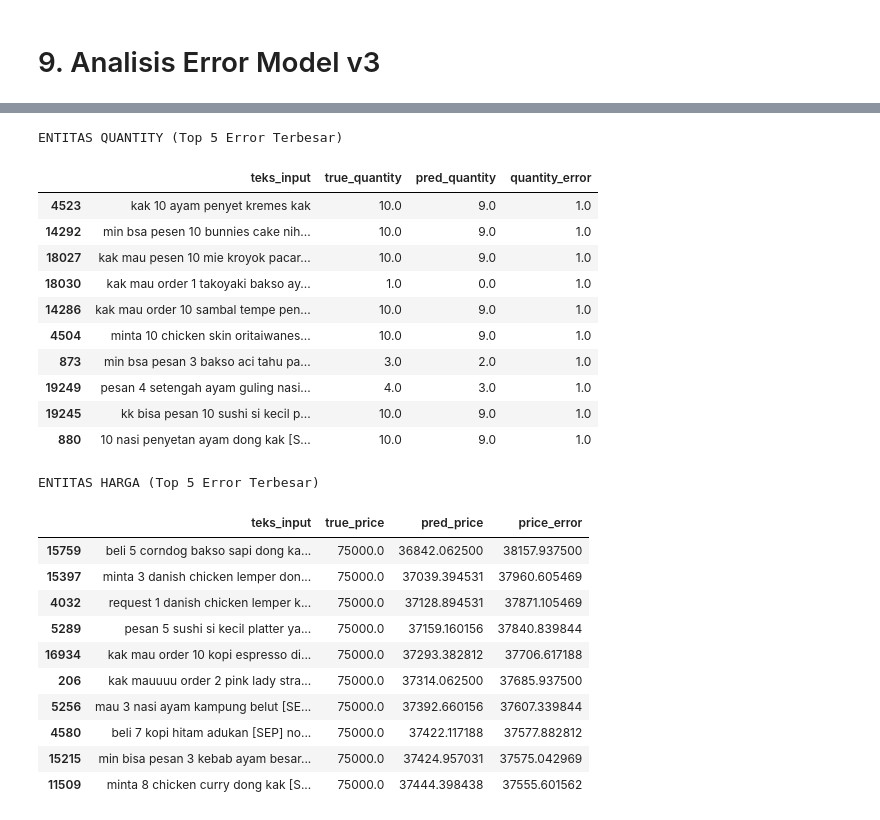
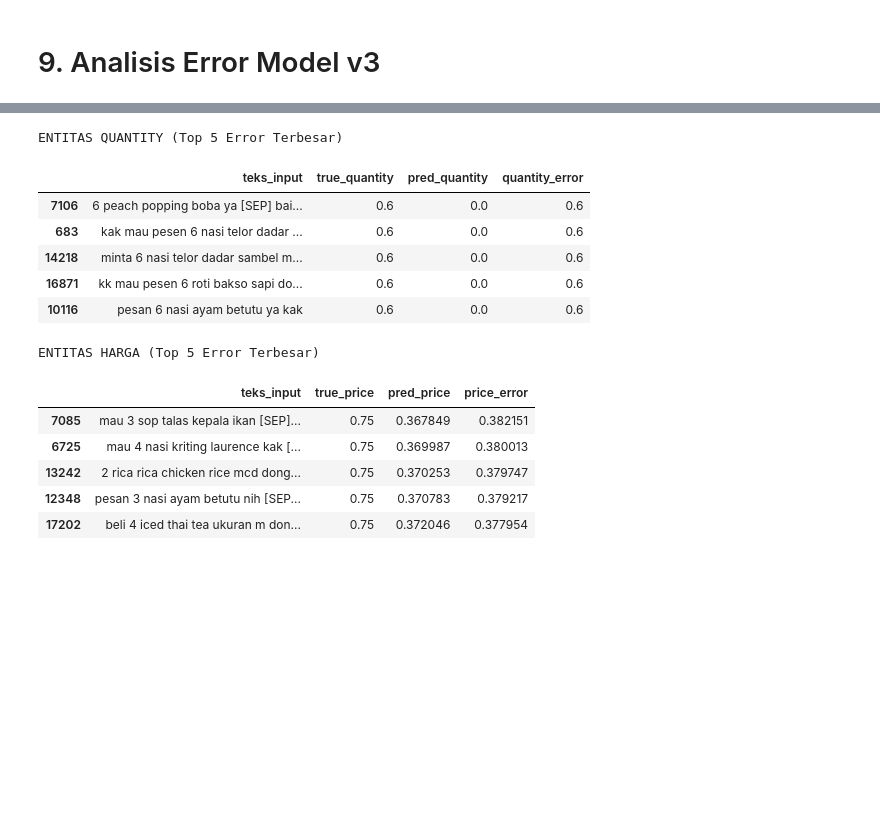
Before and after one commit to Sugandarilovv/ChatKasir, a Jupyter notebook: ai-model/notebooks/02_training.ipynb, the cells around one changed output, grey strips where cells are left out. Cells and saved outputs as stored; diff of their text form; code cells hidden in the pictures; blank space fills up the shorter version.

```diff
--- a/ai-model/notebooks/02_training.ipynb
+++ b/ai-model/notebooks/02_training.ipynb
@@ -154,6 +154,12 @@ label_encoder.fit(all_products)
 
 # ubah target product dari string menjadi integer
 y_product_encoded = label_encoder.transform(y_product)
+y_quantity = df_sintetis['quantity'].astype(float).values
+y_price_satuan = df_sintetis['price_satuan'].astype(float).values
+
+# scaling [0, 1]
+y_quantity_scaled = y_quantity / 10.0
+y_price_scaled = np.where(y_price_satuan != -1.0, y_price_satuan / 100000.0, -1.0)
 
 # total kelas produk untuk arsitektur layer Dense output
 num_product_classes = len(label_encoder.classes_)
@@ -165,7 +171,7 @@ LabelEncoder berhasil dibuat. Total kelas produk (num_product_classes): 18590
 print("Membagi Data ke Training dan Validation (80:20)")
 
 X_train, X_val, y_prod_train, y_prod_val, y_qty_train, y_qty_val, y_price_satuan_train, y_price_satuan_val = train_test_split(
-    X, y_product_encoded, y_quantity, y_price_satuan, test_size=0.2, random_state=42
+    X, y_product_encoded, y_quantity_scaled, y_price_scaled, test_size=0.2, random_state=42
 )
 
 print(f"Data Train: {len(X_train)} baris")
@@ -354,9 +362,9 @@ model.compile(
 
     # bobot tiap loss terhadap total loss
     loss_weights={
-        "product": 5.0,
+        "product": 1.0,
         "quantity": 1.0,
-        "price_satuan": 0.0001,
+        "price_satuan": 1.0,
     },
 
     # metrik evaluasi untuk masing-masing output head
@@ -533,6 +550,13 @@ pred_price = predictions[2].flatten()
 true_product_labels = label_encoder.inverse_transform(y_prod_val)
 pred_product_labels = label_encoder.inverse_transform(pred_product_idx)
 
+# kembalikan skala (x10 untuk qty, x100.000 untuk harga)
+true_quantity_real = y_qty_val * 10.0
+pred_quantity_real = np.round(pred_quantity * 10.0)
+
+true_price_real = np.where(y_price_satuan_val != -1.0, y_price_satuan_val * 100000.0, -1.0)
+pred_price_real = pred_price * 100000.0
+
 # buat dataframe untuk membandingkan prediksi dengan nilai asli
 df_errors = pd.DataFrame({
     'teks_input': X_val, # teks chat mentah sebelum tokenisasi
@@ -540,9 +564,8 @@ df_errors = pd.DataFrame({
     'pred_product': pred_product_labels,
     'true_quantity': y_qty_val,
     'pred_quantity': pred_quantity,
-    # kembalikan harga ke skala rupiah penuh (* 1000)
-    'true_price': y_price_satuan_val * 1000,
-    'pred_price': pred_price * 1000
+    'true_price': y_price_satuan_val,
+    'pred_price': pred_price
 })
 
 # hitung Error
@@ -563,6 +586,6 @@ print("\nENTITAS PRODUK (Top 5 Kesalahan)")
 salah_produk = df_errors[~df_errors['product_match']]
 
 print(f"Total baris salah tebak produk: {len(salah_produk)} dari {len(df_errors)}")
-display(salah_produk[['teks_input', 'true_product', 'pred_product']].head(10))
+display(salah_produk[['teks_input', 'true_product', 'pred_product']].head())
 # %% [output]
 Melakukan prediksi pada Validation Set...
@@ -584,33 +602,23 @@ Total baris salah tebak produk: 8 dari 20100
 # %%
 print("\nENTITAS QUANTITY (Top 5 Error Terbesar)")
-display(df_errors.sort_values(by='quantity_error', ascending=False)[['teks_input', 'true_quantity', 'pred_quantity', 'quantity_error']].head(10))
+display(df_errors.sort_values(by='quantity_error', ascending=False)[['teks_input', 'true_quantity', 'pred_quantity', 'quantity_error']].head())
 # %% [output]
 ENTITAS QUANTITY (Top 5 Error Terbesar)
 |  | teks_input | true_quantity | pred_quantity | quantity_error |
-| 4523 | kak 10 ayam penyet kremes kak | 10.0 | 9.0 | 1.0 |
-| 14292 | min bsa pesen 10 bunnies cake nih... | 10.0 | 9.0 | 1.0 |
-| 18027 | kak mau pesen 10 mie kroyok pacar... | 10.0 | 9.0 | 1.0 |
-| 18030 | kak mau order 1 takoyaki bakso ay... | 1.0 | 0.0 | 1.0 |
-| 14286 | kak mau order 10 sambal tempe pen... | 10.0 | 9.0 | 1.0 |
-| 4504 | minta 10 chicken skin oritaiwanes... | 10.0 | 9.0 | 1.0 |
-| 873 | min bsa pesan 3 bakso aci tahu pa... | 3.0 | 2.0 | 1.0 |
-| 19249 | pesan 4 setengah ayam guling nasi... | 4.0 | 3.0 | 1.0 |
-| 19245 | kk bisa pesan 10 sushi si kecil p... | 10.0 | 9.0 | 1.0 |
-| 880 | 10 nasi penyetan ayam dong kak [S... | 10.0 | 9.0 | 1.0 |
+| 7106 | 6 peach popping boba ya [SEP] bai... | 0.6 | 0.0 | 0.6 |
+| 683 | kak mau pesen 6 nasi telor dadar ... | 0.6 | 0.0 | 0.6 |
+| 14218 | minta 6 nasi telor dadar sambel m... | 0.6 | 0.0 | 0.6 |
+| 16871 | kk mau pesen 6 roti bakso sapi do... | 0.6 | 0.0 | 0.6 |
+| 10116 | pesan 6 nasi ayam betutu ya kak | 0.6 | 0.0 | 0.6 |
 # %%
 print("\nENTITAS HARGA (Top 5 Error Terbesar)")
 # Hanya tampilkan baris yang memang memiliki harga valid
-display(df_errors[df_errors['true_price'] >= 0].sort_values(by='price_error', ascending=False)[['teks_input', 'true_price', 'pred_price', 'price_error']].head(10))
+display(df_errors[df_errors['true_price'] >= 0].sort_values(by='price_error', ascending=False)[['teks_input', 'true_price', 'pred_price', 'price_error']].head())
 # %% [output]
 ENTITAS HARGA (Top 5 Error Terbesar)
 |  | teks_input | true_price | pred_price | price_error |
-| 15759 | beli 5 corndog bakso sapi dong ka... | 75000.0 | 36842.062500 | 38157.937500 |
-| 15397 | minta 3 danish chicken lemper don... | 75000.0 | 37039.394531 | 37960.605469 |
-| 4032 | request 1 danish chicken lemper k... | 75000.0 | 37128.894531 | 37871.105469 |
-| 5289 | pesan 5 sushi si kecil platter ya... | 75000.0 | 37159.160156 | 37840.839844 |
-| 16934 | kak mau order 10 kopi espresso di... | 75000.0 | 37293.382812 | 37706.617188 |
-| 206 | kak mauuuu order 2 pink lady stra... | 75000.0 | 37314.062500 | 37685.937500 |
-| 5256 | mau 3 nasi ayam kampung belut [SE... | 75000.0 | 37392.660156 | 37607.339844 |
-| 4580 | beli 7 kopi hitam adukan [SEP] no... | 75000.0 | 37422.117188 | 37577.882812 |
-| 15215 | min bisa pesan 3 kebab ayam besar... | 75000.0 | 37424.957031 | 37575.042969 |
-| 11509 | minta 8 chicken curry dong kak [S... | 75000.0 | 37444.398438 | 37555.601562 |
+| 7085 | mau 3 sop talas kepala ikan [SEP]... | 0.75 | 0.367849 | 0.382151 |
+| 6725 | mau 4 nasi kriting laurence kak [... | 0.75 | 0.369987 | 0.380013 |
+| 13242 | 2 rica rica chicken rice mcd dong... | 0.75 | 0.370253 | 0.379747 |
+| 12348 | pesan 3 nasi ayam betutu nih [SEP... | 0.75 | 0.370783 | 0.379217 |
+| 17202 | beli 4 iced thai tea ukuran m don... | 0.75 | 0.372046 | 0.377954 |
```
Also changed, not shown: parts of 5 cells of this notebook.
